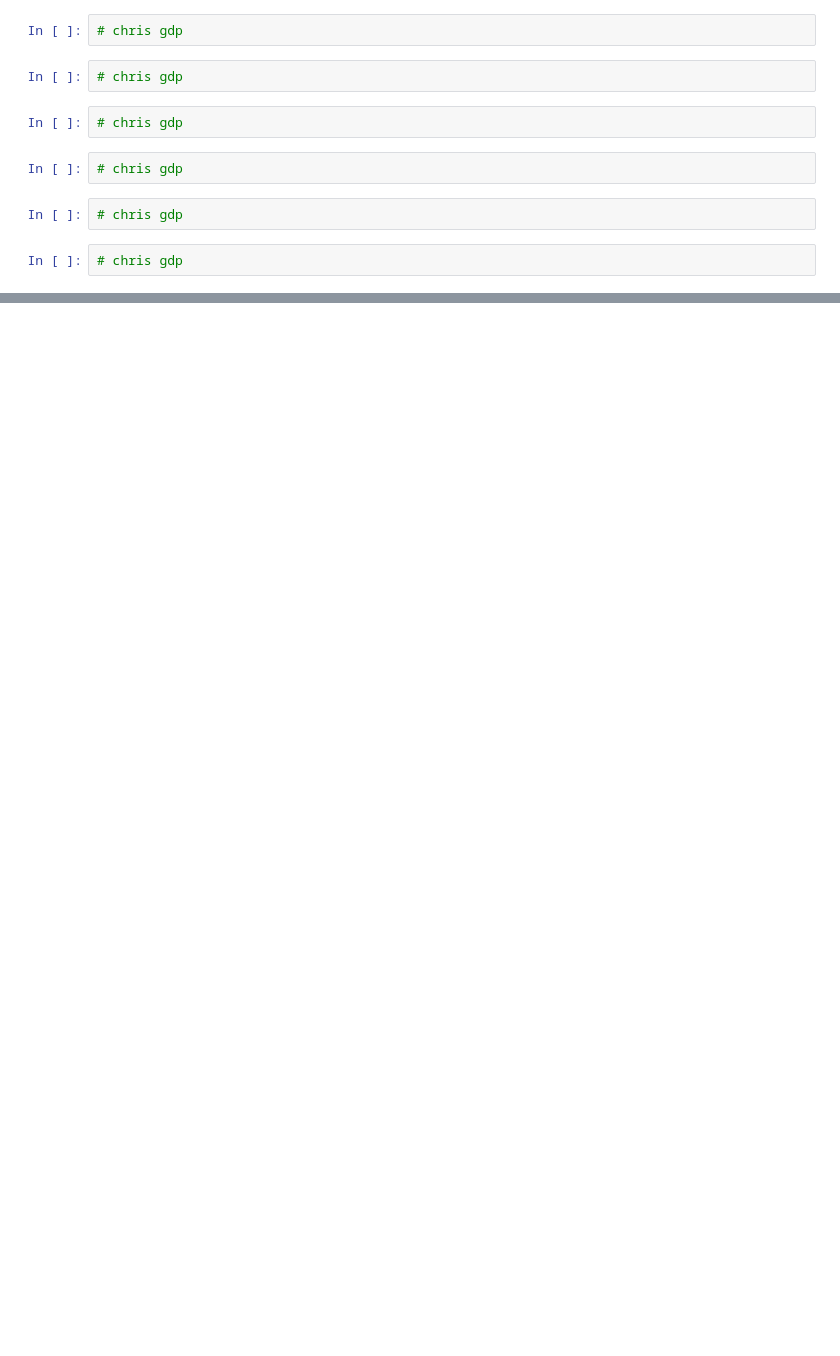
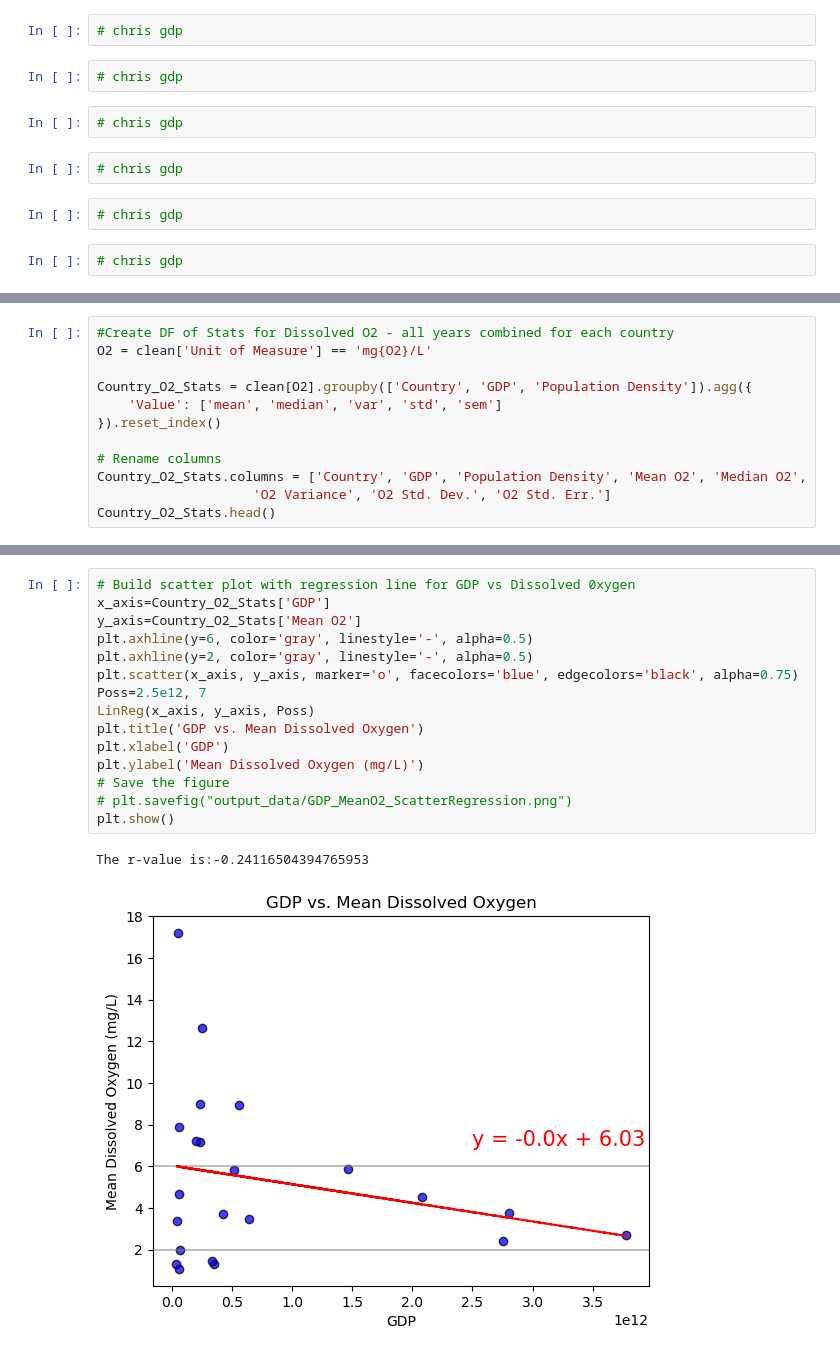
Before and after one commit to zhou0366/UMN_BootCamp_Project1_Group2, a Jupyter notebook: analysis.ipynb, the cells around one changed output, grey strips where cells are left out. Saved outputs shown, nothing was run; the diff lists cells and outputs as text; blank space fills up the shorter version.

```diff
--- a/analysis.ipynb
+++ b/analysis.ipynb
@@ -74,0 +96,12 @@ france_bodies = france_water.groupby('Water Body ID').count()
+# %%
+#Create DF of Stats for Dissolved O2 - all years combined for each country
+O2 = clean['Unit of Measure'] == 'mg{O2}/L'
+
+Country_O2_Stats = clean[O2].groupby(['Country', 'GDP', 'Population Density']).agg({
+    'Value': ['mean', 'median', 'var', 'std', 'sem']
+}).reset_index()
+
+# Rename columns
+Country_O2_Stats.columns = ['Country', 'GDP', 'Population Density', 'Mean O2', 'Median O2',
+                    'O2 Variance', 'O2 Std. Dev.', 'O2 Std. Err.']
+Country_O2_Stats.head()
@@ -74,0 +176,18 @@ france_bodies = france_water.groupby('Water Body ID').count()
+# %%
+# Build scatter plot with regression line for GDP vs Dissolved 0xygen
+x_axis=Country_O2_Stats['GDP']
+y_axis=Country_O2_Stats['Mean O2']
+plt.axhline(y=6, color='gray', linestyle='-', alpha=0.5)
+plt.axhline(y=2, color='gray', linestyle='-', alpha=0.5)
+plt.scatter(x_axis, y_axis, marker='o', facecolors='blue', edgecolors='black', alpha=0.75)
+Poss=2.5e12, 7
+LinReg(x_axis, y_axis, Poss)
+plt.title('GDP vs. Mean Dissolved Oxygen')
+plt.xlabel('GDP')
+plt.ylabel('Mean Dissolved Oxygen (mg/L)')
+# Save the figure
+# plt.savefig("output_data/GDP_MeanO2_ScatterRegression.png")
+plt.show()
+# %% [output]
+The r-value is:-0.24116504394765953
+[figure, added]
```
Also changed, not shown: parts of 7 cells of this notebook, 2 other files.
